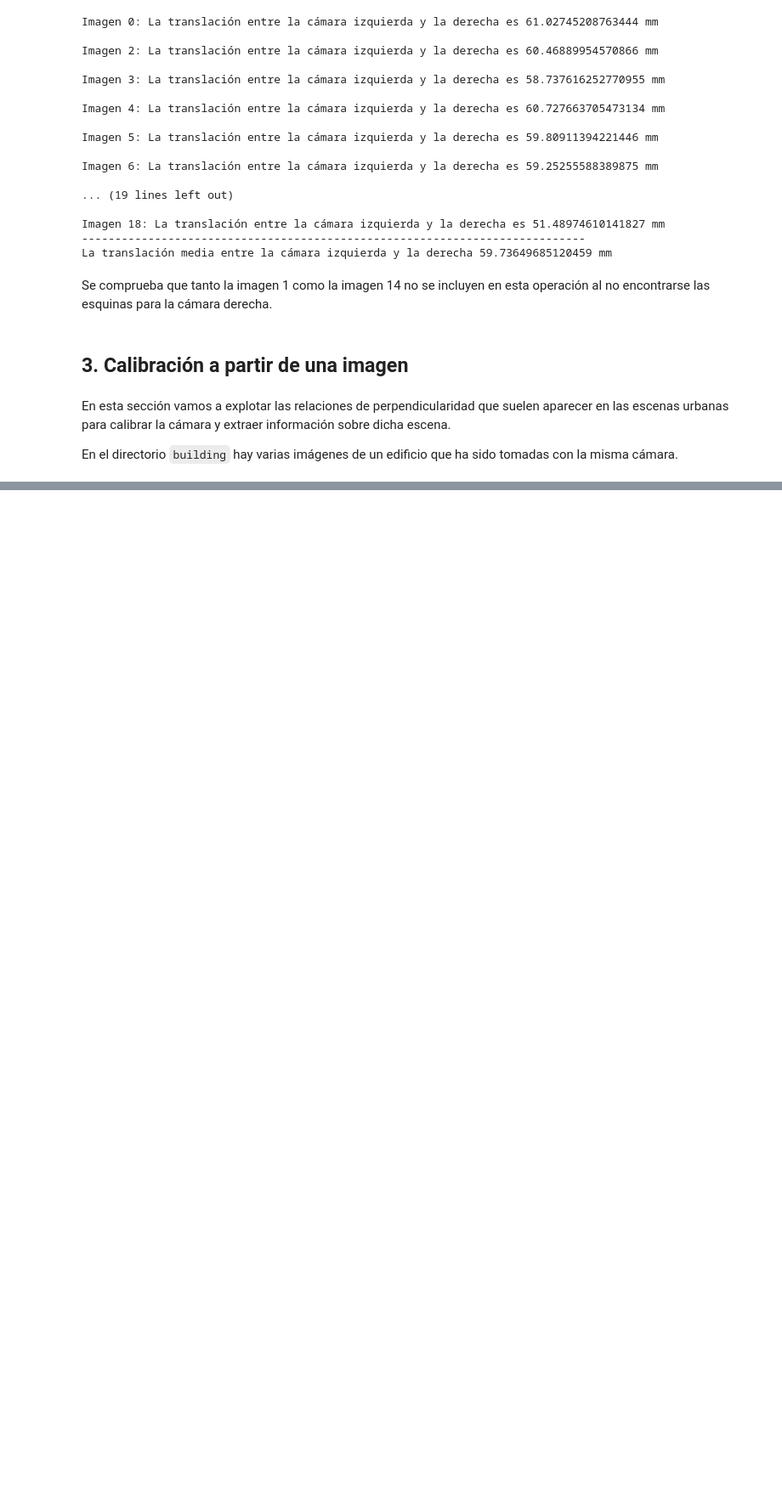
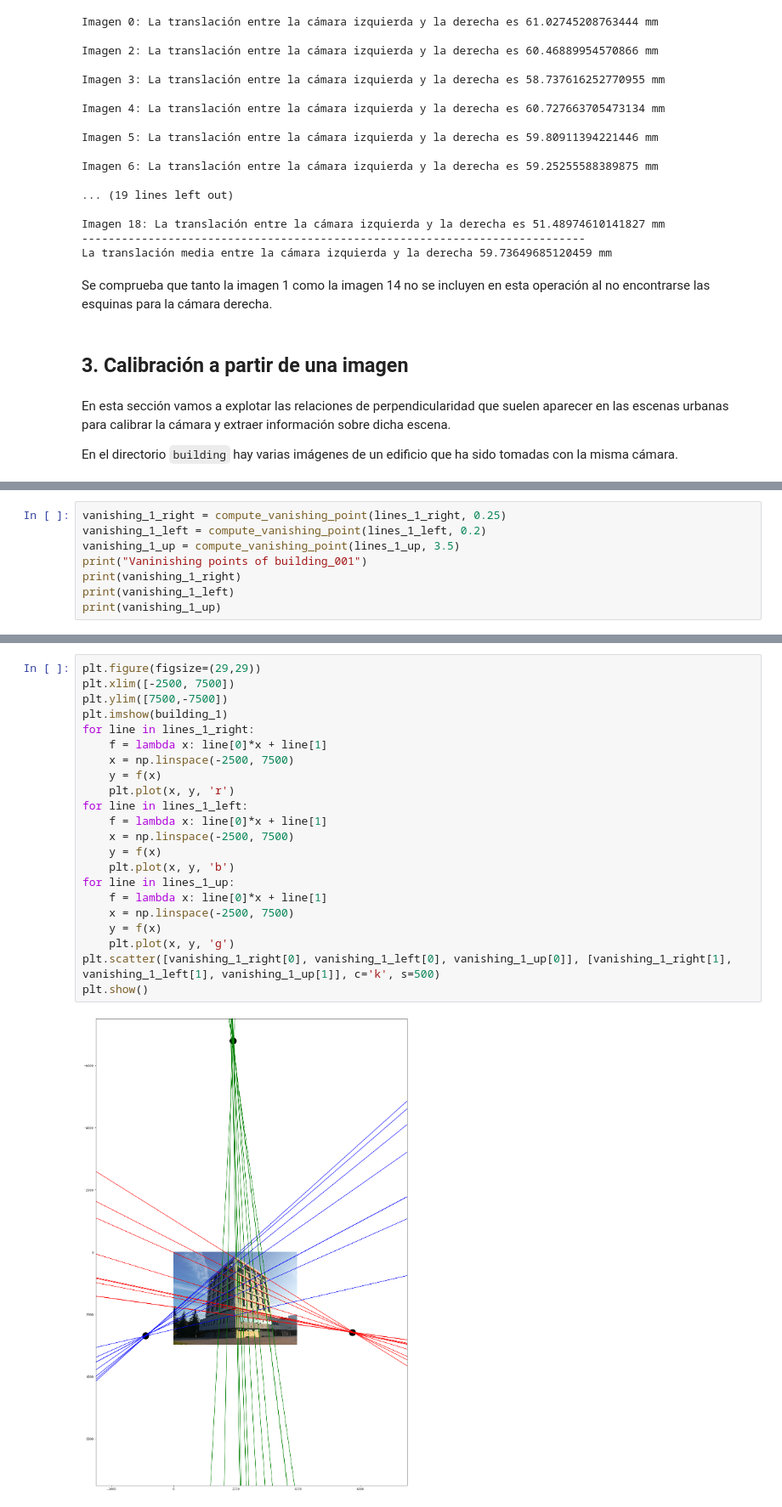
Before and after one commit to themrcesi/ComputerVision, a Jupyter notebook: Práctica2/PracticaCalib2020.ipynb, the cells around one changed output, grey strips where cells are left out. Shown at 85% size. Saved outputs shown, nothing was run; the diff lists cells and outputs as text; blank space fills up the shorter version.

```diff
--- a/Práctica2/PracticaCalib2020.ipynb
+++ b/Práctica2/PracticaCalib2020.ipynb
@@ -459,0 +549,8 @@ building = load_images(building)
+# %%
+vanishing_1_right = compute_vanishing_point(lines_1_right, 0.25)
+vanishing_1_left = compute_vanishing_point(lines_1_left, 0.2)
+vanishing_1_up = compute_vanishing_point(lines_1_up, 3.5)
+print("Vaninishing points of building_001")
+print(vanishing_1_right)
+print(vanishing_1_left)
+print(vanishing_1_up)
@@ -459,0 +562,24 @@ building = load_images(building)
+# %%
+plt.figure(figsize=(29,29))
+plt.xlim([-2500, 7500])
+plt.ylim([7500,-7500])
+plt.imshow(building_1)
+for line in lines_1_right:
+    f = lambda x: line[0]*x + line[1]
+    x = np.linspace(-2500, 7500)
+    y = f(x)
+    plt.plot(x, y, 'r')
+for line in lines_1_left:
+    f = lambda x: line[0]*x + line[1]
+    x = np.linspace(-2500, 7500)
+    y = f(x)
+    plt.plot(x, y, 'b')
+for line in lines_1_up:
+    f = lambda x: line[0]*x + line[1]
+    x = np.linspace(-2500, 7500)
+    y = f(x)
+    plt.plot(x, y, 'g')
+plt.scatter([vanishing_1_right[0], vanishing_1_left[0], vanishing_1_up[0]], [vanishing_1_right[1], vanishing_1_left[1], vanishing_1_up[1]], c='k', s=500)
+plt.show()
+# %% [output]
+[figure, added]
```
Also changed, not shown: parts of 51 cells of this notebook, 4 other files.
